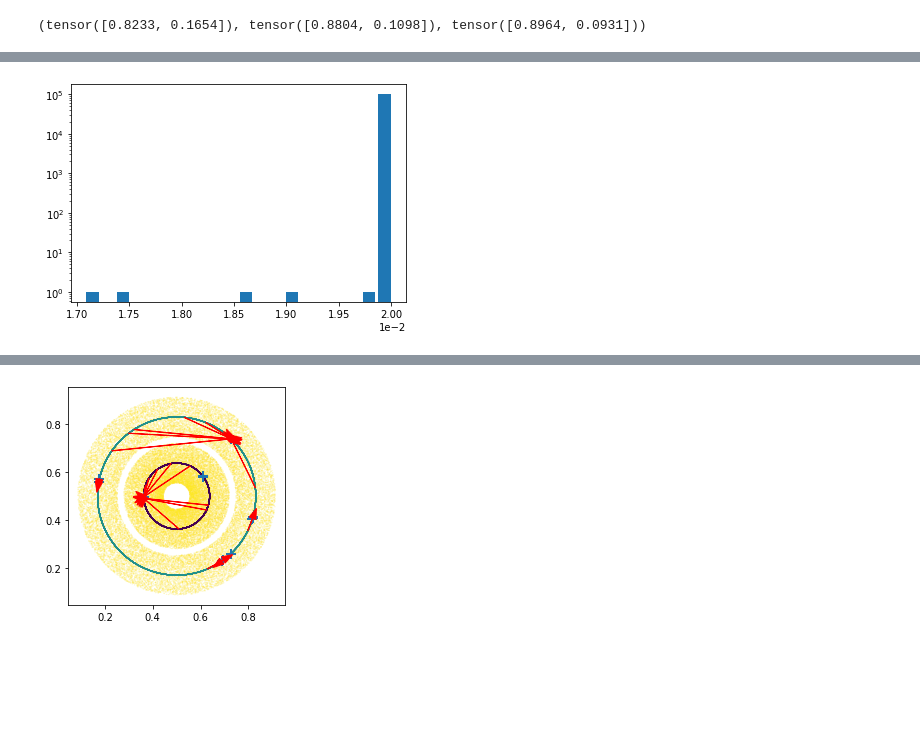
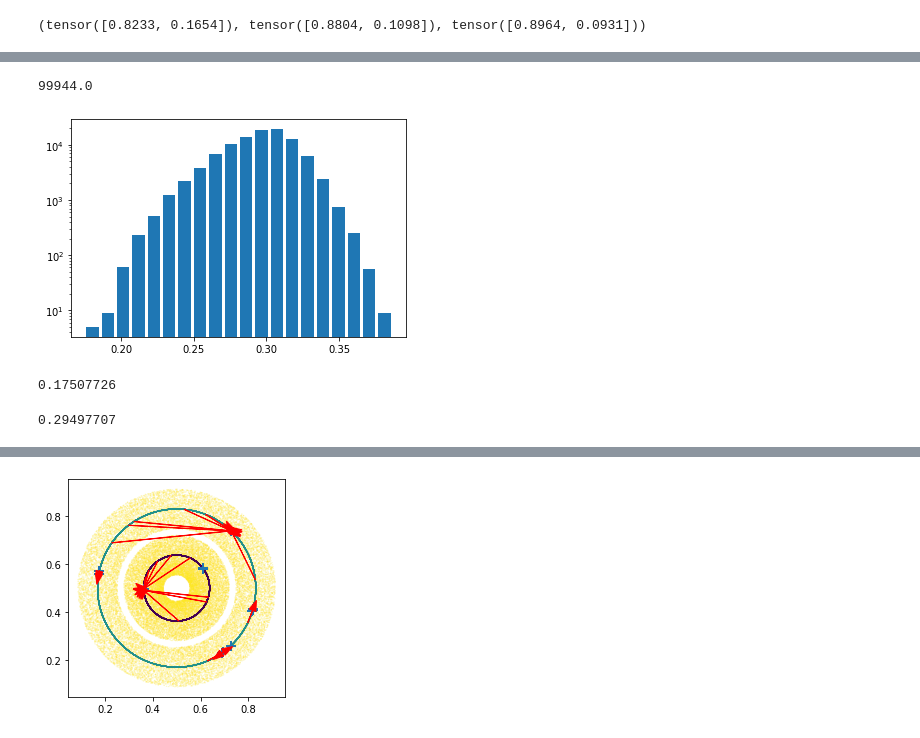
Before and after one commit to microsoft/distance-learner, a Jupyter notebook: notebooks/Experiment D - Distance Learner Against Adversarial Examples.ipynb, the cells around one changed output, grey strips where cells are left out. Drawn from its saved outputs; the diff is of its cells as text; code cells hidden in the pictures; blank space fills up the shorter version.

```diff
--- a/notebooks/Experiment D - Distance Learner Against Adversarial Examples.ipynb
+++ b/notebooks/Experiment D - Distance Learner Against Adversarial Examples.ipynb
@@ -33,12 +34,14 @@ from expD.manifold_attack import pgd_l2_mfld_clf_attack, pgd_l2_mfld_dist_attack
 # Loading the Dataset
 # %%
 # data_dir = "/azuredrive/deepimage/data1/t-achetan/adv_geom_dumps/dumps/expD_distlearner_against_adv_eg/rdm_concspheres/rdm_concspheres_k2n500/data/"
-# data_dir = "/data/k500n500_testsplits/"
-data_dir = "/data/k100n100_testsplits/"
+data_dir = "/data/k500n500_moreoffmfld_testsplits/"
+# data_dir = "/data/k100n100_testsplits/"
 
 
-train_set, val_set, test_set = ConcentricSpheres.load_splits(data_dir)
-
+# train_set, val_set, test_set = ConcentricSpheres.load_splits(data_dir)
+test_set = ConcentricSpheres()
+# test_set.load_data(os.path.join(data_dir, "test"))
+test_set.load_data(data_dir)
 
 shuffle = False
 # batch_size = 1
@@ -46,8 +49,8 @@ batch_size = 512
 num_workers = 8
 
 dataloaders = {
-    "train": DataLoader(dataset=train_set, shuffle=shuffle, batch_size=batch_size, num_workers=num_workers),
-    "val": DataLoader(dataset=val_set, shuffle=False, batch_size=batch_size, num_workers=num_workers),
+#     "train": DataLoader(dataset=train_set, shuffle=shuffle, batch_size=batch_size, num_workers=num_workers),
+#     "val": DataLoader(dataset=val_set, shuffle=False, batch_size=batch_size, num_workers=num_workers),
     "test": DataLoader(dataset=test_set, shuffle=False, batch_size=batch_size, num_workers=num_workers)
 }
 # %% [markdown]
@@ -55,10 +58,10 @@ dataloaders = {
 
 Loading the standard classifier model to generate adversarial examples
 # %%
-input_size = 100
+input_size = 500
 output_size = 2
 
-hidden_sizes = [512] * 4
+hidden_sizes = [1024] * 4
 
 use_tanh = False
 use_relu = False
@@ -71,7 +74,8 @@ device = torch.device("cuda:{}".format(cuda) if torch.cuda.is_available() and cu
 # Standard Classifier model
 # clf_init_wts = "/azuredrive/deepimage/data1/t-achetan/adv_geom_dumps/dumps/expD_distlearner_against_adv_eg/rdm_concspheres/rdm_concspheres_k2n500/8/models/ckpt.pth"
 # clf_init_wts = "/azuredrive/deepimage/data1/t-achetan/adv_geom_dumps/dumps/expD_distlearner_against_adv_eg/rdm_concspheres/rdm_concspheres_k500n500_noninfdist/2/models/ckpt.pth"
-clf_init_wts = "/azuredrive/deepimage/data1/t-achetan/adv_geom_dumps/dumps/expD_distlearner_against_adv_eg/rdm_concspheres/rdm_concspheres_k100n100_noninfdist/2/models/ckpt.pth"
+# clf_init_wts = "/azuredrive/deepimage/data1/t-achetan/adv_geom_dumps/dumps/expD_distlearner_against_adv_eg/rdm_concspheres/rdm_concspheres_k100n100_noninfdist/2/models/ckpt.pth"
+clf_init_wts = "/azuredrive/deepimage/data1/t-achetan/adv_geom_dumps/dumps/expD_distlearner_against_adv_eg/rdm_concspheres/rdm_concspheres_k500n500_noninfdist_moreoffmfld/2/models/ckpt.pth"
 
 
 
@@ -95,7 +99,10 @@ stdclf_model.to(device)
 
 # Distance Learner model
 hidden_sizes = [512] * 4
-distlearn_init_wts = "/azuredrive/deepimage/data1/t-achetan/adv_geom_dumps/dumps/expD_distlearner_against_adv_eg/rdm_concspheres/rdm_concspheres_k100n100_noninfdist/1/models/ckpt.pth"
+# distlearn_init_wts = "/azuredrive/deepimage/data1/t-achetan/adv_geom_dumps/dumps/expD_distlearner_against_adv_eg/rdm_concspheres/rdm_concspheres_k100n100_noninfdist/1/models/ckpt.pth"
+# distlearn_init_wts = "/azuredrive/deepimage/data1/t-achetan/adv_geom_dumps/dumps/expD_distlearner_against_adv_eg/rdm_concspheres/rdm_concspheres_k500n500_noninfdist/1/models/ckpt.pth"
+distlearn_init_wts = "/azuredrive/deepimage/data1/t-achetan/adv_geom_dumps/dumps/expD_distlearner_against_adv_eg/rdm_concspheres/rdm_concspheres_k500n500_noninfdist_moreoffmfld/1/models/ckpt.pth"
+
 
 distlearn_model = MTMLPwithNormalisation(input_size=input_size,\
          output_size=output_size, hidden_sizes=hidden_sizes,\
@@ -300,5 +659,10 @@ min_dist_of_adv_eg = torch.min(dist_of_adv_eg_from_inp, dim=1)
 # %%
-plt.hist(min_dist_of_adv_eg[0].numpy() - 0.08, log=True, bins=20, rwidth=0.8)
-plt.ticklabel_format(axis="x", style="sci", scilimits=(0,0))
+plt.hist(min_dist_of_adv_eg[0].numpy(), log=True, bins=20, rwidth=0.8)[0].sum()
+# plt.ticklabel_format(axis="x", style="sci", scilimits=(0,0))
 # %% [output]
+99944.0
-[figure, old version]
+[figure, new version]
+# %%
+min(min_dist_of_adv_eg[0][min_dist_of_adv_eg[0] != test_set.class_labels[test_set.class_labels != 2]].numpy())
+# %% [output]
+0.17507726
@@ -305,3 +671,7 @@ plt.ticklabel_format(axis="x", style="sci", scilimits=(0,0))
+# %%
+tmp[~np.isnan(tmp)].mean()
+# %% [output]
+0.29497707
 # %%
 np.linalg.norm(min_dist_of_adv_eg[0].numpy() - torch.min(dl_pred_ma_dl, dim=1)[0].numpy(), 2) / dl_pred_ma_dl.shape[0]
 # %% [output]
```
Also changed, not shown: parts of 40 cells of this notebook, 23 other files.
